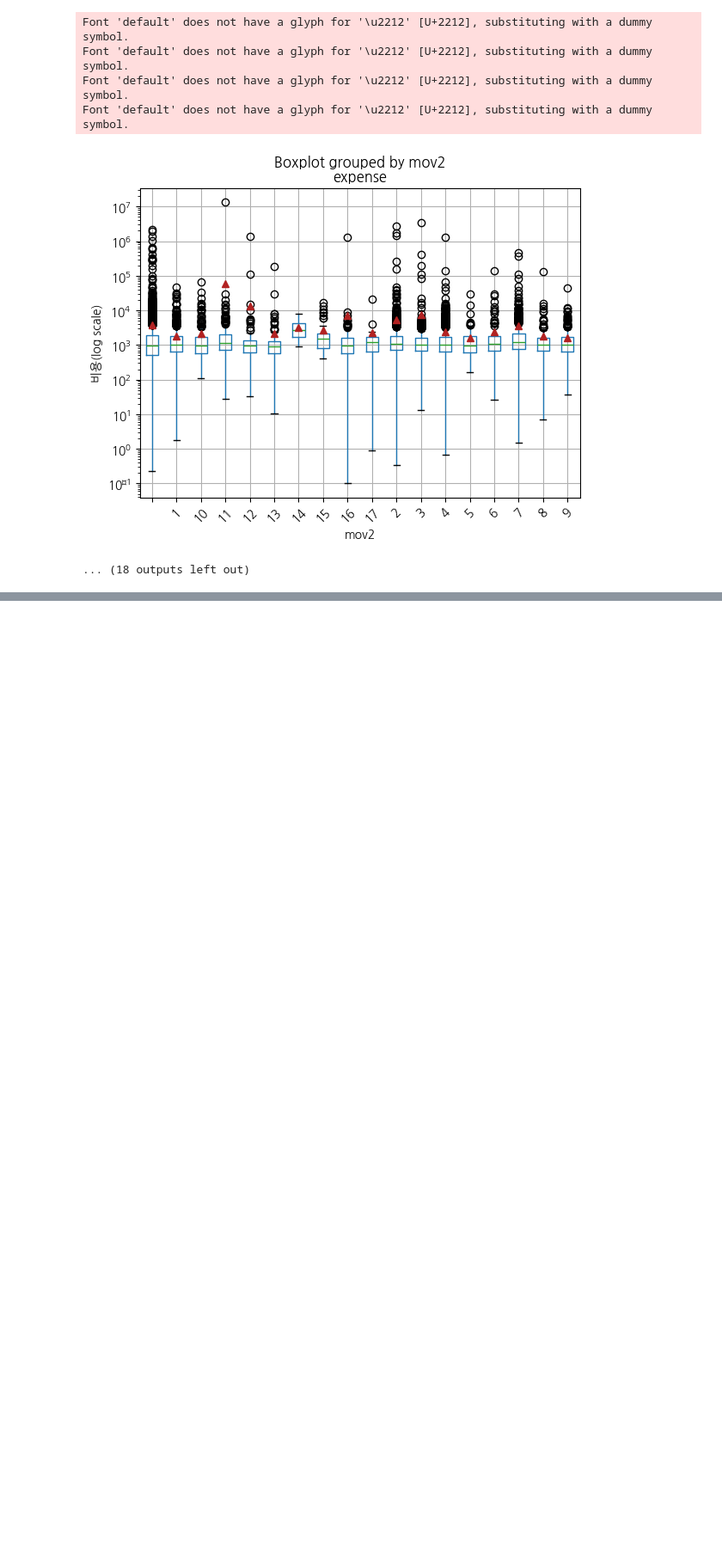
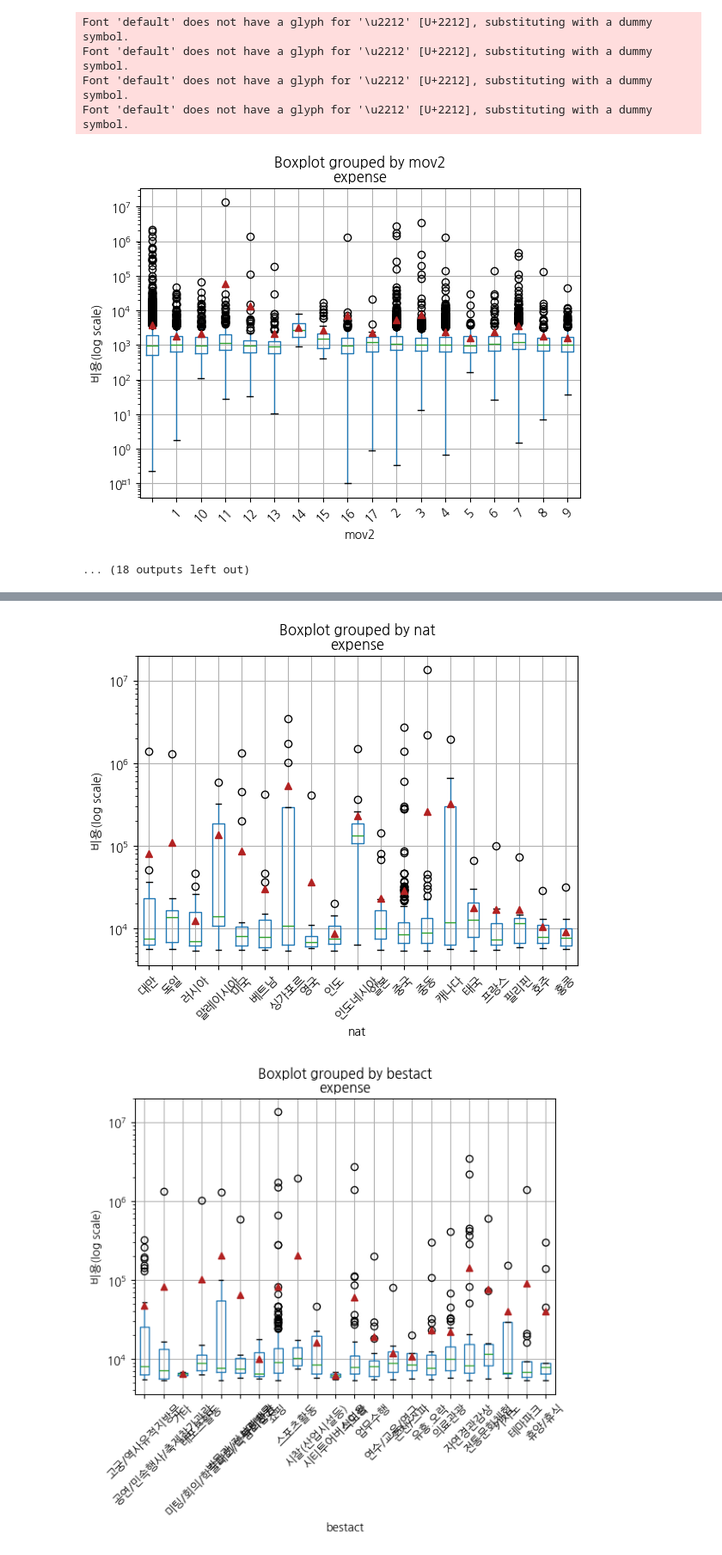
Before and after one commit to vhf1030/wanted-potenup, a Jupyter notebook: project1.ipynb, the cells around one changed output, grey strips where cells are left out. Shown at 86% size. Saved outputs shown, nothing was run; the diff lists cells and outputs as text; code cells hidden in the pictures; blank space fills up the shorter version.

```diff
--- a/project1.ipynb
+++ b/project1.ipynb
@@ -246,0 +264,20 @@ Font 'default' does not have a glyph for '\u2212' [U+2212], substituting with a
+# %%
+# 상위 5% 자르기
+
+import pandas as pd
+import numpy as np
+from matplotlib import pyplot as plt
+import koreanize_matplotlib
+import seaborn as sns
+
+ftour = pd.read_csv('data/ftour.csv', encoding='cp949')
+
+ftour.head()
+
+ftour_s = ftour.sort_values(by='expense' ,ascending=False)
+ftour_s.reset_index(drop=True, inplace=True)
+
+
+ftour_s = ftour_s.loc[:ftour_s.shape[0]*0.05, ['expense', 'nat', 'bestact']]
+print(ftour_s.head())
+ftour_s.shape
@@ -246,0 +292,19 @@ Font 'default' does not have a glyph for '\u2212' [U+2212], substituting with a
+# %%
+for col in ['nat', 'bestact']:
+    bp = ftour_s.boxplot(
+        column=['expense'],
+        by=col,
+        showmeans=True,
+        meanprops={
+            'markeredgecolor': 'firebrick',
+            'markerfacecolor': 'firebrick'
+        }
+    )
+    plt.xticks(rotation=45)
+    plt.yscale('log')
+    plt.ylabel('비용(log scale)')
+    plt.xlabel(col)
+    plt.show()
+# %% [output]
+[figure, added]
+[figure, added]
```
Also changed, not shown: parts of 18 cells of this notebook, 3 other files.
